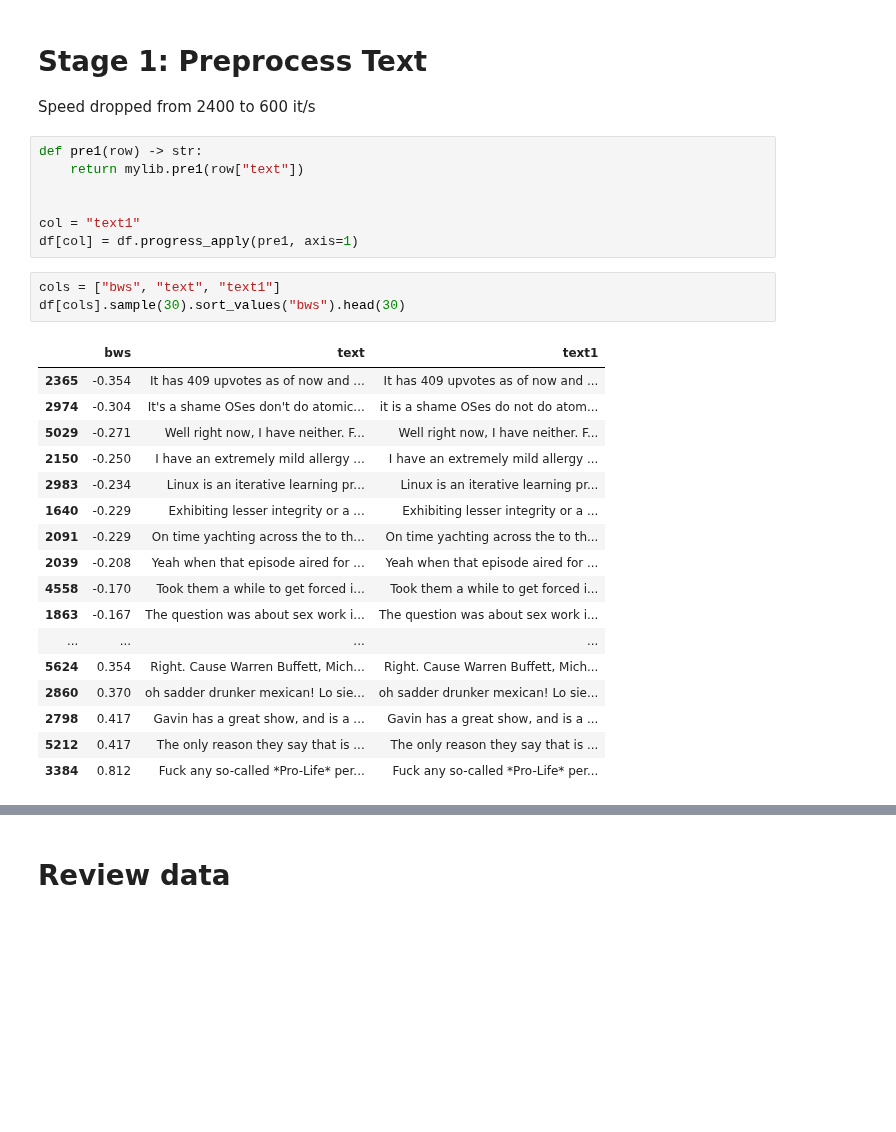
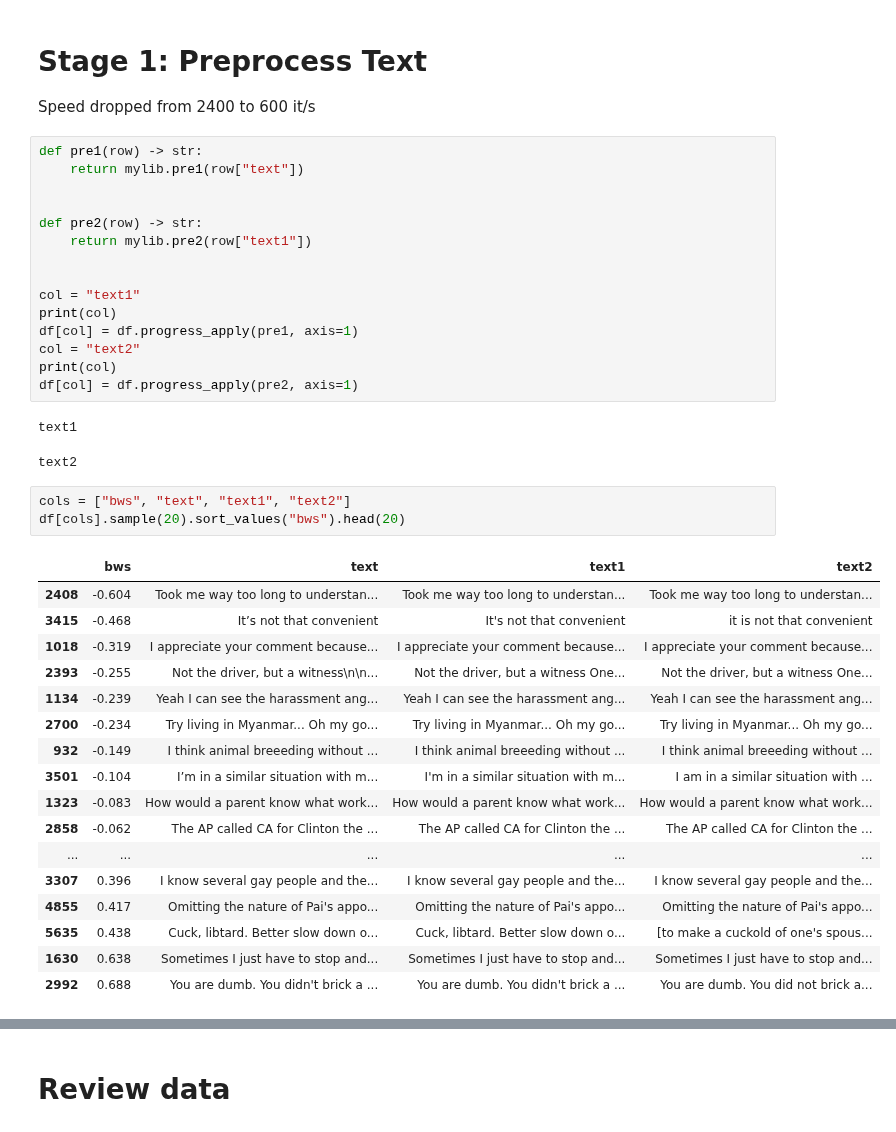
Before and after one commit to seahrh/kaggle-jigsaw-toxic-severity-rating, a Jupyter notebook: pre_ruddit.ipynb, the cells around one changed output, grey strips where cells are left out. Drawn from its saved outputs; the diff is of its cells as text; blank space fills up the shorter version.

```diff
--- a/pre_ruddit.ipynb
+++ b/pre_ruddit.ipynb
@@ -69,27 +69,38 @@ def pre1(row) -> str:
     return mylib.pre1(row["text"])
 
 
+def pre2(row) -> str:
+    return mylib.pre2(row["text1"])
+
+
 col = "text1"
+print(col)
 df[col] = df.progress_apply(pre1, axis=1)
+col = "text2"
+print(col)
+df[col] = df.progress_apply(pre2, axis=1)
+# %% [output]
+text1
+text2
 # %%
-cols = ["bws", "text", "text1"]
-df[cols].sample(30).sort_values("bws").head(30)
+cols = ["bws", "text", "text1", "text2"]
+df[cols].sample(20).sort_values("bws").head(20)
 # %% [output]
-|  | bws | text | text1 |
-| 2365 | -0.354 | It has 409 upvotes as of now and ... | It has 409 upvotes as of now and ... |
-| 2974 | -0.304 | It's a shame OSes don't do atomic... | it is a shame OSes do not do atom... |
-| 5029 | -0.271 | Well right now, I have neither. F... | Well right now, I have neither. F... |
-| 2150 | -0.250 | I have an extremely mild allergy ... | I have an extremely mild allergy ... |
-| 2983 | -0.234 | Linux is an iterative learning pr... | Linux is an iterative learning pr... |
-| 1640 | -0.229 | Exhibiting lesser integrity or a ... | Exhibiting lesser integrity or a ... |
-| 2091 | -0.229 | On time yachting across the to th... | On time yachting across the to th... |
-| 2039 | -0.208 | Yeah when that episode aired for ... | Yeah when that episode aired for ... |
-| 4558 | -0.170 | Took them a while to get forced i... | Took them a while to get forced i... |
-| 1863 | -0.167 | The question was about sex work i... | The question was about sex work i... |
-| ... | ... | ... | ... |
-| 5624 | 0.354 | Right. Cause Warren Buffett, Mich... | Right. Cause Warren Buffett, Mich... |
-| 2860 | 0.370 | oh sadder drunker mexican! Lo sie... | oh sadder drunker mexican! Lo sie... |
-| 2798 | 0.417 | Gavin has a great show, and is a ... | Gavin has a great show, and is a ... |
-| 5212 | 0.417 | The only reason they say that is ... | The only reason they say that is ... |
-| 3384 | 0.812 | Fuck any so-called *Pro-Life* per... | Fuck any so-called *Pro-Life* per... |
+|  | bws | text | text1 | text2 |
+| 2408 | -0.604 | Took me way too long to understan... | Took me way too long to understan... | Took me way too long to understan... |
+| 3415 | -0.468 | It’s not that convenient | It's not that convenient | it is not that convenient |
+| 1018 | -0.319 | I appreciate your comment because... | I appreciate your comment because... | I appreciate your comment because... |
+| 2393 | -0.255 | Not the driver, but a witness\n\n... | Not the driver, but a witness One... | Not the driver, but a witness One... |
+| 1134 | -0.239 | Yeah I can see the harassment ang... | Yeah I can see the harassment ang... | Yeah I can see the harassment ang... |
+| 2700 | -0.234 | Try living in Myanmar... Oh my go... | Try living in Myanmar... Oh my go... | Try living in Myanmar... Oh my go... |
+| 932 | -0.149 | I think animal breeeding without ... | I think animal breeeding without ... | I think animal breeeding without ... |
+| 3501 | -0.104 | I’m in a similar situation with m... | I'm in a similar situation with m... | I am in a similar situation with ... |
+| 1323 | -0.083 | How would a parent know what work... | How would a parent know what work... | How would a parent know what work... |
+| 2858 | -0.062 | The AP called CA for Clinton the ... | The AP called CA for Clinton the ... | The AP called CA for Clinton the ... |
+| ... | ... | ... | ... | ... |
+| 3307 | 0.396 | I know several gay people and the... | I know several gay people and the... | I know several gay people and the... |
+| 4855 | 0.417 | Omitting the nature of Pai's appo... | Omitting the nature of Pai's appo... | Omitting the nature of Pai's appo... |
+| 5635 | 0.438 | Cuck, libtard. Better slow down o... | Cuck, libtard. Better slow down o... | [to make a cuckold of one's spous... |
+| 1630 | 0.638 | Sometimes I just have to stop and... | Sometimes I just have to stop and... | Sometimes I just have to stop and... |
+| 2992 | 0.688 | You are dumb. You didn't brick a ... | You are dumb. You didn't brick a ... | You are dumb. You did not brick a... |
 # %%
```
Also changed, not shown: parts of 5 cells of this notebook, 4 other files.
